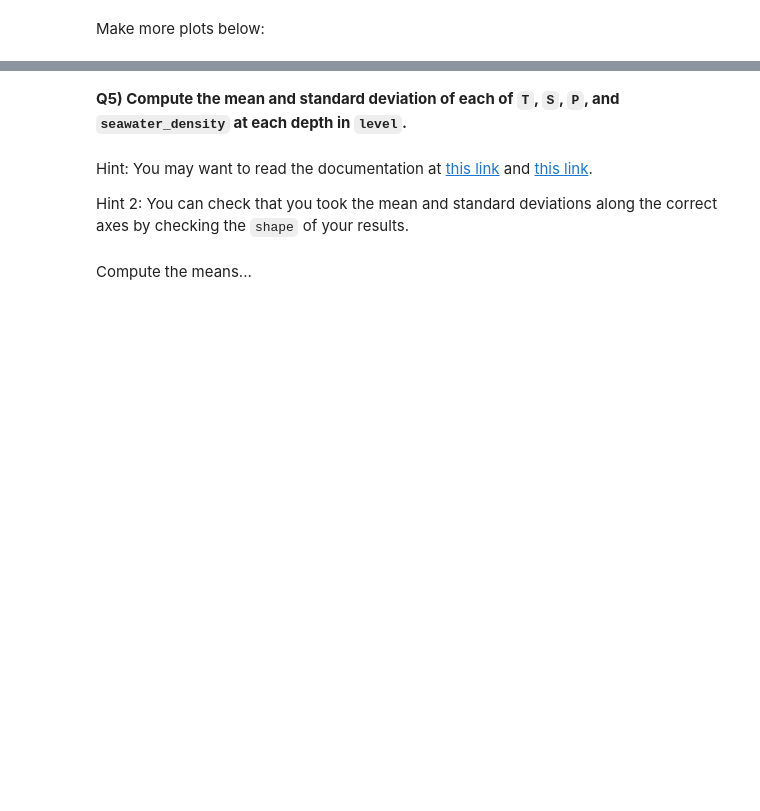
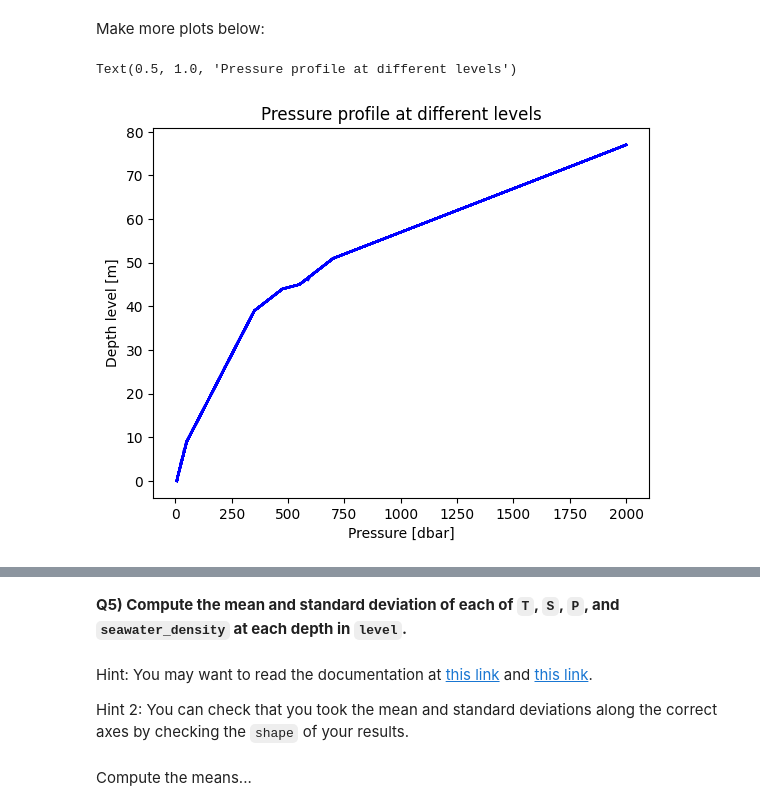
Before and after one commit to Armada250/2023_Intro_Python, a Jupyter notebook: ML_EES/IP/W2_S1.ipynb, the cells around one changed output, grey strips where cells are left out. Saved outputs shown, nothing was run; the diff lists cells and outputs as text; code cells hidden in the pictures; blank space fills up the shorter version.

```diff
--- a/ML_EES/IP/W2_S1.ipynb
+++ b/ML_EES/IP/W2_S1.ipynb
@@ -179,2 +244,10 @@ plt.title(___)
 # %% [markdown]
 Make more plots below:
+# %%
+plt.plot(P,level,color='blue'); # plot the pressure at differents levels
+plt.xlabel('Pressure [dbar]') #create xlabel
+plt.ylabel('Depth level [m]') #create ylabel
+plt.title('Pressure profile at different levels') #create title
+# %% [output]
+Text(0.5, 1.0, 'Pressure profile at different levels')
+[figure, added]
```
Also changed, not shown: parts of 40 cells of this notebook.
